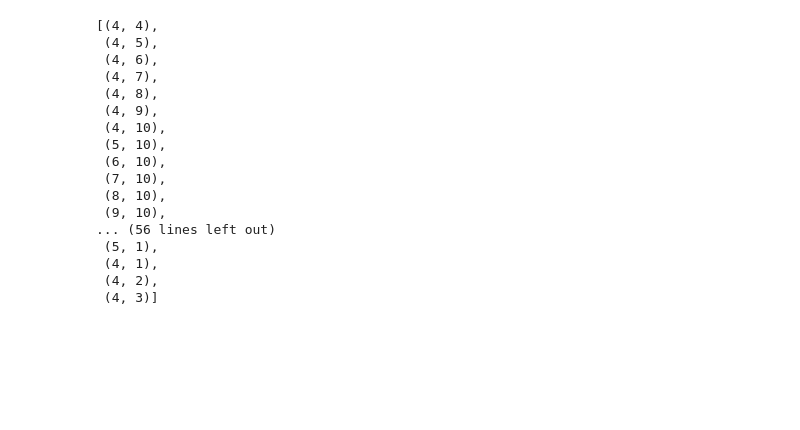
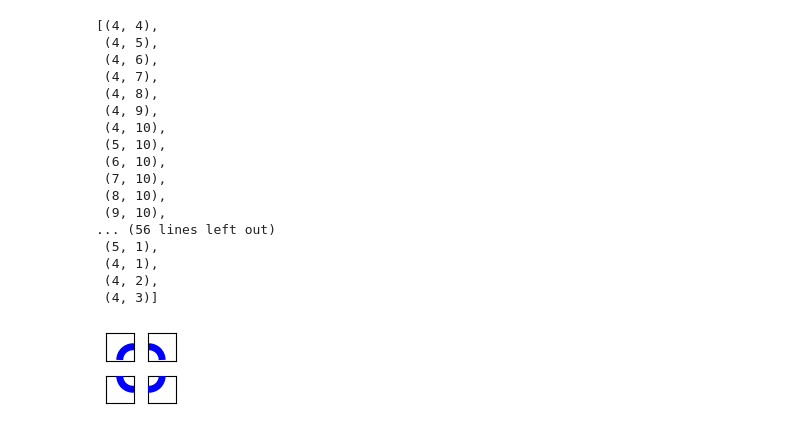
Before and after one commit to andrew-tawfeek/wild_knots, a Jupyter notebook: Notebook_Testing.ipynb, the cells around one changed output. Saved outputs shown, nothing was run; the diff lists cells and outputs as text; code cells hidden in the pictures; blank space fills up the shorter version.

```diff
--- a/Notebook_Testing.ipynb
+++ b/Notebook_Testing.ipynb
@@ -362,3 +40,9 @@ W.strandOf((4,4), direction = 'right')
  (4, 1),
  (4, 2),
  (4, 3)]
+# %%
+A = matrix([[2,1],[3,4]])
+Mosaic(A)
+Mosaic(A).show(1)
+# %% [output]
+[figure, added]
```
Also changed, not shown: parts of 14 cells of this notebook, 1 other file.
